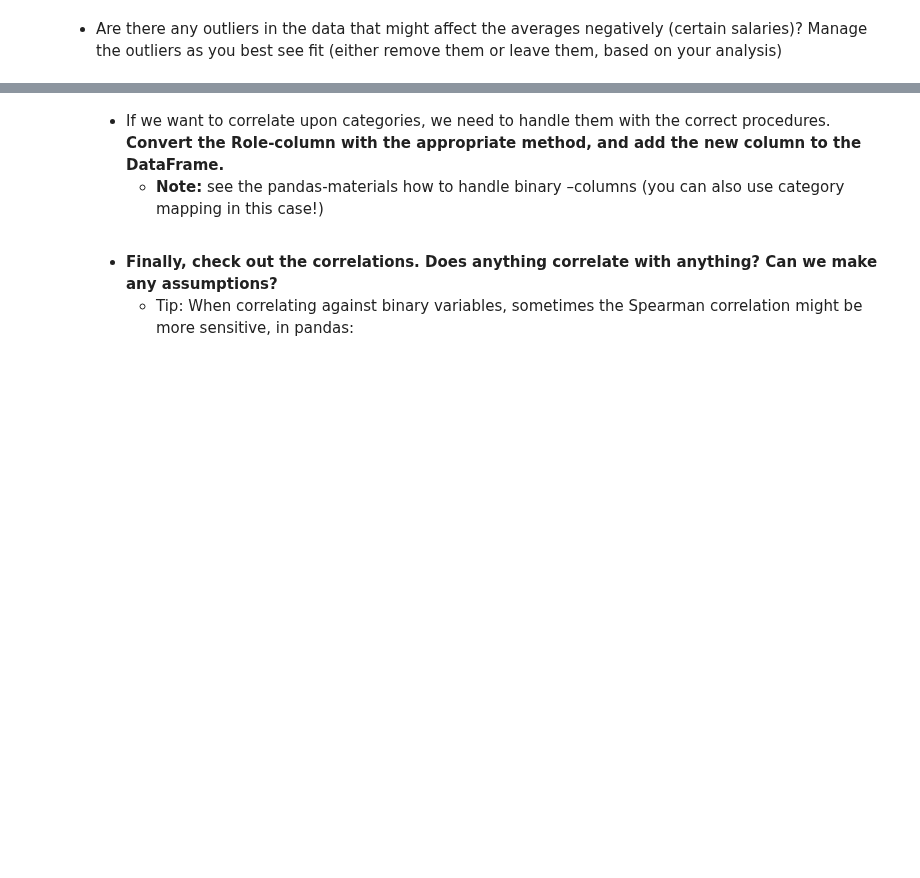
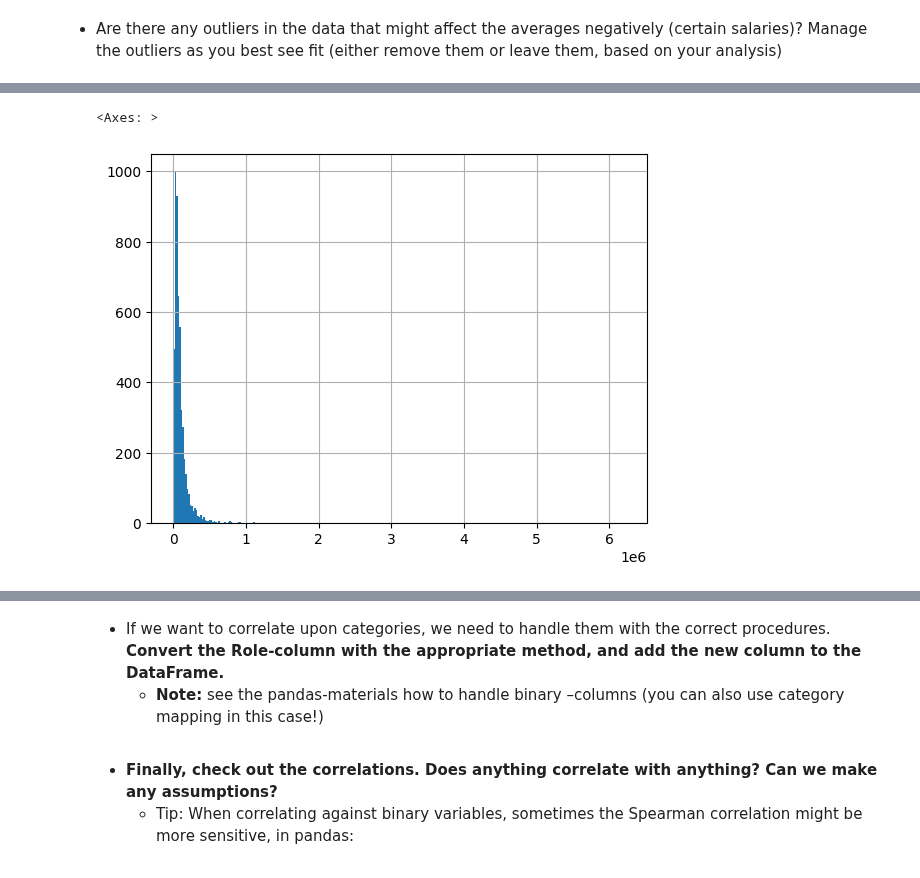
Before and after one commit to jehuhta/Intro_Data_Analytics_Huhta_Jeremy_Spring2025, a Jupyter notebook: Exercises_2_Pandas/DataAnalyticsExerciseSet2.ipynb, the cells around one changed output, grey strips where cells are left out. Cells and saved outputs as stored; diff of their text form; code cells hidden in the pictures; blank space fills up the shorter version.

```diff
--- a/Exercises_2_Pandas/DataAnalyticsExerciseSet2.ipynb
+++ b/Exercises_2_Pandas/DataAnalyticsExerciseSet2.ipynb
@@ -592,0 +592,11 @@ Location: There are twice as many entries from Bangalore than the runner up, Pun
+# %%
+# EXTRA TASK: Combining some titles which are similar.
+
+# Using .str.replace() to combine some job titles.
+df['Job Title'] = df['Job Title'].str.replace('Data Science','Data Scientist')
+df['Job Title'] = df['Job Title'].str.replace('Machine Learning Associate','Machine Learning Data Associate')
+df['Job Title'] = df['Job Title'].str.replace('Data Scientist - Trainee','Junior Data Scientist ')
+df['Job Title'] = df['Job Title'].str.replace('Data Science Associate','Data Scientist')
+df['Job Title'] = df['Job Title'].str.replace('Data Science Lead','Senior Data Scientist')
+
+df['Job Title'].value_counts()
@@ -596,0 +639,7 @@ Location: There are twice as many entries from Bangalore than the runner up, Pun
+# %%
+# The first two rows seem to be clear outliers.
+# Let's make a histograph distribution to see it clearly.
+df['Salary'].hist(bins=300)
+# %% [output]
+<Axes: >
+[figure, added]
```
Also changed, not shown: parts of 13 cells of this notebook.
